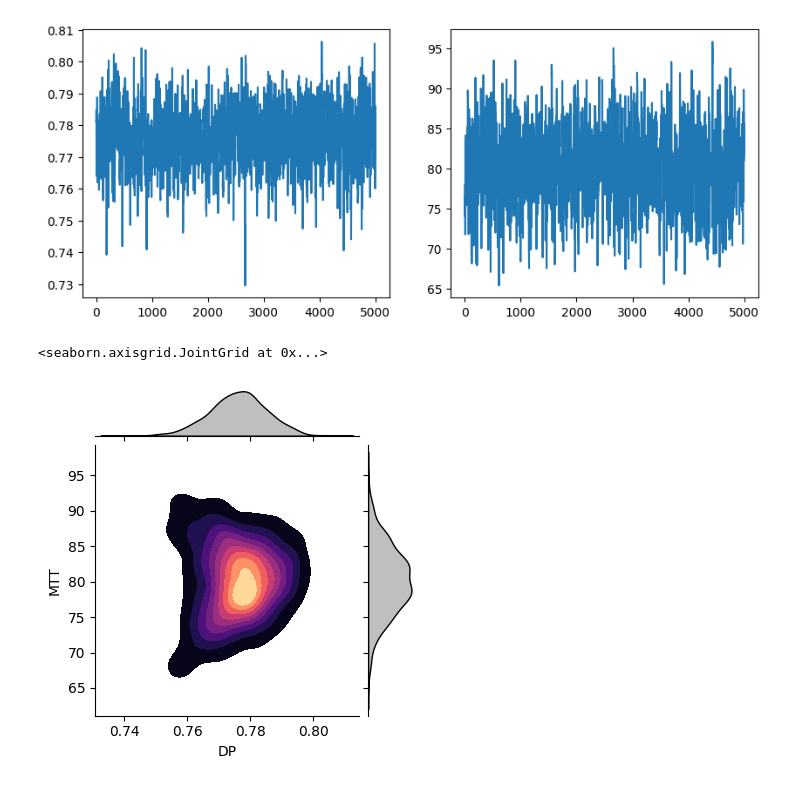
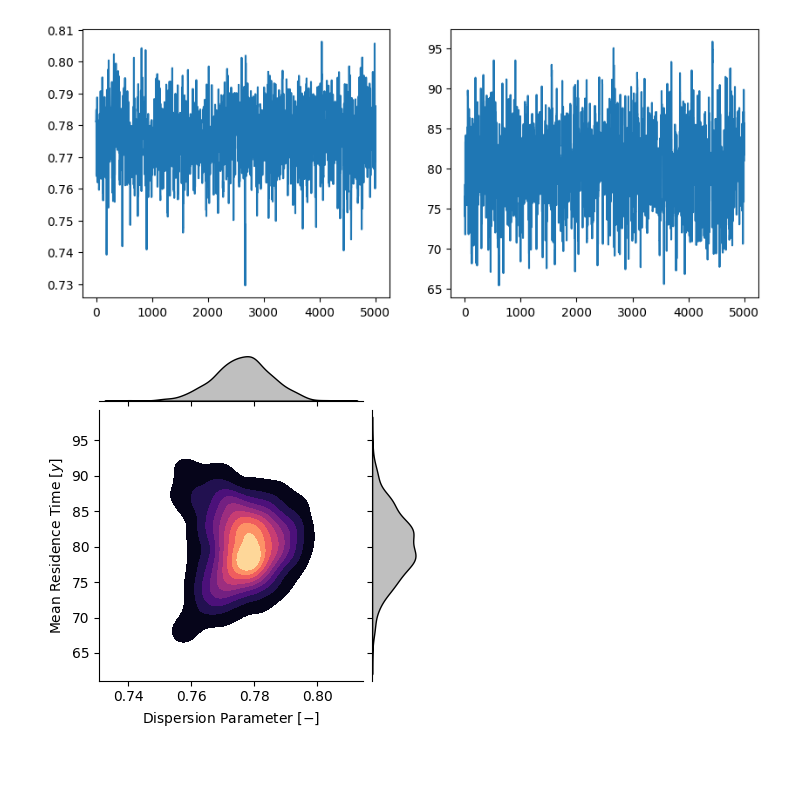
Before and after one commit to iGW-TU-Dresden/PyTracerLab, a Jupyter notebook: docs/examples/example_08.ipynb, the cells around one changed output. Cells and saved outputs as stored; diff of their text form; code cells hidden in the pictures.

```diff
--- a/docs/examples/example_08.ipynb
+++ b/docs/examples/example_08.ipynb
@@ -432,14 +448,16 @@ ax[1].plot(res["samples"][:, 1])
 # %%
 # make dict from sample array
 sample_df = pd.DataFrame({
     "DP": res["samples"][::5, 0],
     "MTT": res["samples"][::5, 1],
 })
 
-sns.jointplot(sample_df, x="DP", y="MTT", kind="kde", height=4., cmap="magma",
+p = sns.jointplot(sample_df, x="DP", y="MTT", kind="kde", height=4., cmap="magma",
               fill=True, levels=10, linewidths=2., thresh=0.05,
               marginal_kws={"color": "k", "fill": True})
+p.set_axis_labels(r"Dispersion Parameter $ [-] $", r"Mean Residence Time $ [y] $")
+
+plt.savefig("joint_posterior_benchmark.png", dpi=600)
 # %% [output]
-<seaborn.axisgrid.JointGrid at 0x...>
-[figure, old version]
+[figure, new version]
 # %%
```
Also changed, not shown: parts of 3 cells of this notebook, 3 other files.
